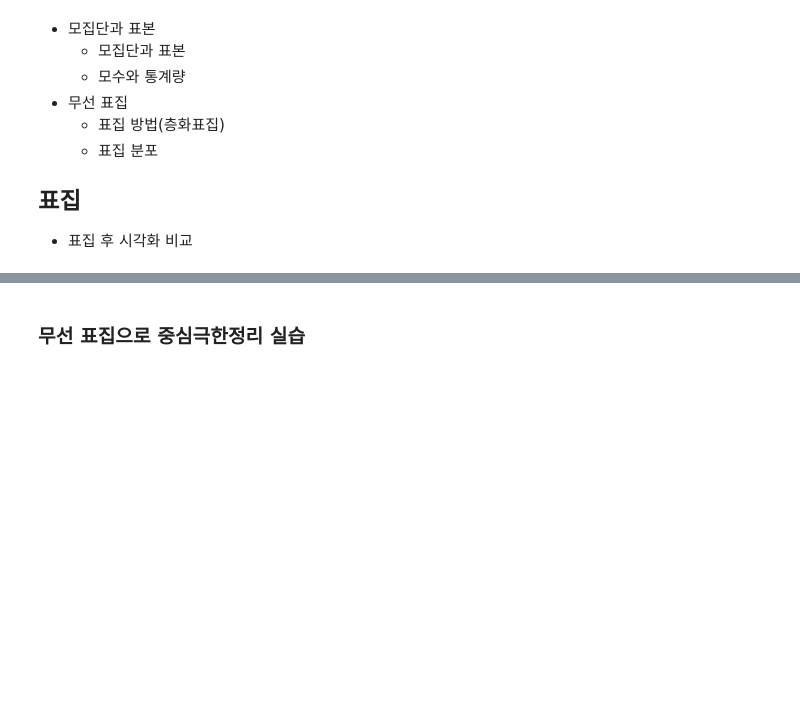
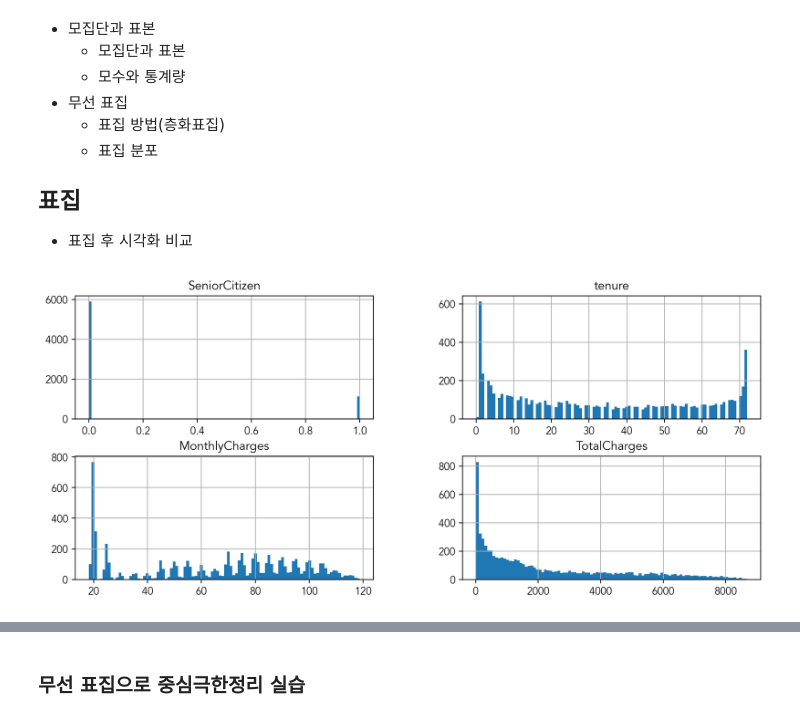
Before and after one commit to gyjong/workplace, a Jupyter notebook: Statistics/0102-telco-input.ipynb, the cells around one changed output, grey strips where cells are left out. Drawn from its saved outputs; the diff is of its cells as text; code cells hidden in the pictures; blank space fills up the shorter version.

```diff
--- a/Statistics/0102-telco-input.ipynb
+++ b/Statistics/0102-telco-input.ipynb
@@ -12,11 +12,15 @@ import numpy as np
 import seaborn as sns
 import matplotlib.pyplot as plt
 from scipy import stats
+
+%matplotlib inline
+%config InlineBackend.figure_format = 'retina'
+plt.rcParams['font.family'] = 'Avenir'
 # %%
 # 데이터 로드
 # df = pd.read_csv("https://bit.ly/telco-csv", index_col="customerID")
 # df.shape
 # %%
-df = pd.read_csv('~/aiffel/data/telco.csv')
+df = pd.read_csv('~/aiffel/data/telco.csv', index_col="customerID")
 df.shape
 # %% [output]
@@ -75,3 +97,8 @@ memory usage: 1.1+ MB
 # %%
-# # 숫자형태로 된 문자열을 숫자형으로 바꿔줍니다.
-# df["TotalCharges"]
+# Replace empty strings with NaN values
+df['TotalCharges'] = df['TotalCharges'].str.strip().replace('', np.nan)
+
+# pd.to_numeric(df['TotalCharges'], errors='coerce')
+
+# Convert 'TotalCharges' column to float
+df['TotalCharges'] = df['TotalCharges'].astype(float)
@@ -103,5 +236,8 @@ memory usage: 1.1+ MB
 * 표집 후 시각화 비교
 # %%
 # df.sample(n).hist();
+df.hist(bins = 100, figsize = (12, 5));
+# %% [output]
+[figure, added]
 # %%
 # df.sample(frac).hist();
```
Also changed, not shown: parts of 47 cells of this notebook.
